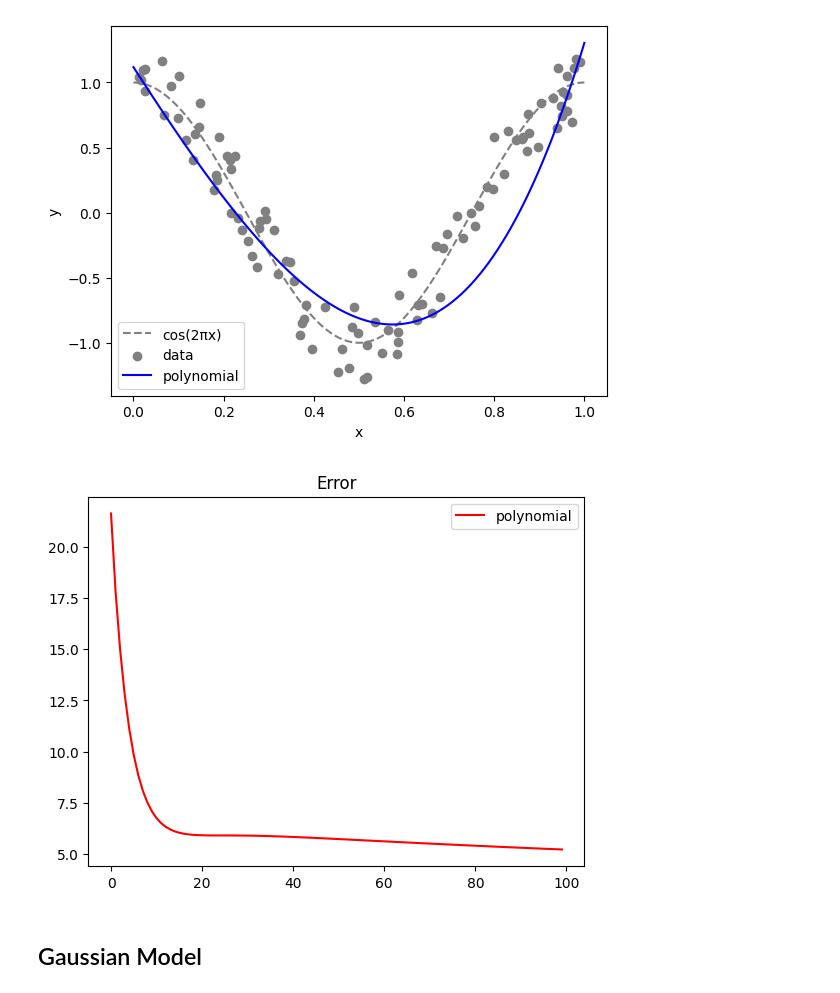
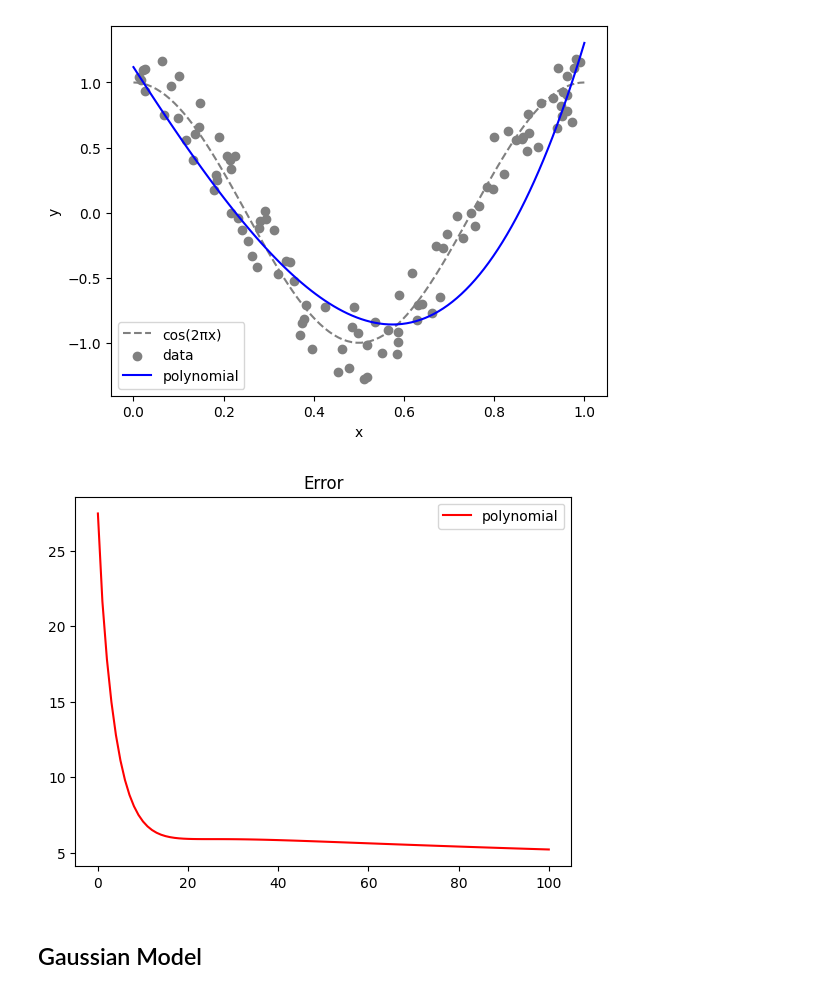
Before and after one commit to dayan3847/machine_learning, a Jupyter notebook: 2_1_gaussian_sigmoidal_basis_functions/linear_regression/data_cos_2_pi_x_linear_regression.ipynb, the cells around one changed output. Cells and saved outputs as stored; diff of their text form; code cells hidden in the pictures.

```diff
--- a/2_1_gaussian_sigmoidal_basis_functions/linear_regression/data_cos_2_pi_x_linear_regression.ipynb
+++ b/2_1_gaussian_sigmoidal_basis_functions/linear_regression/data_cos_2_pi_x_linear_regression.ipynb
@@ -40,10 +41,7 @@ epochs_count: int = 100
 # %% [markdown]
 ## Polynomial Model
 # %%
-linear_polynomial_model: Model = LinearPolynomialModel(
-    a=.1,
-    f=5,
-)
+linear_polynomial_model: Model = LinearPolynomialModel(5)
 # %%
 def plot_linear_polynomial_model():
     global linear_polynomial_model
@@ -59,11 +57,12 @@ plt.show()
 # %% [output]
 [figure]
 # %%
-trainer_polynomial: ModelTrainer = ModelTrainer(
+error_history_polynomial = train_model(
     linear_polynomial_model,
-    epochs_count,
     data[:, 0],
     data[:, 1],
+    a=.1,
+    epochs_count=100,
+    error_threshold=2,
 )
-trainer_polynomial.train()
 # %% [output]
@@ -93,11 +92,11 @@ plt.show()
 [figure]
 # %%
 plt.title('Error')
-plt.plot(trainer_polynomial.error_history, label='polynomial', c='r', linestyle='-')
+plt.plot(error_history_polynomial, label='polynomial', c='r', linestyle='-')
 plt.legend()
 plt.show()
 # %% [output]
-[figure, old version]
+[figure, new version]
 # %% [markdown]
 ## Gaussian Model
 # %%
```
Also changed, not shown: parts of 14 cells of this notebook, 21 other files.
